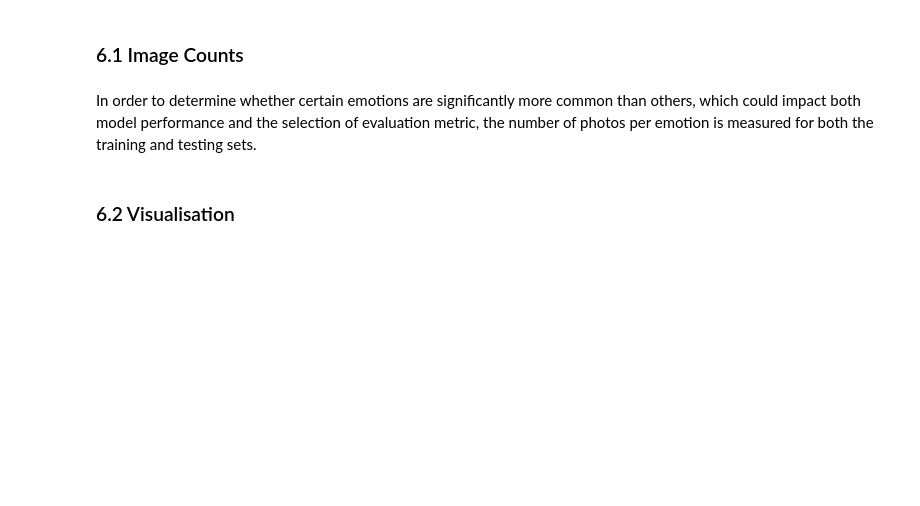
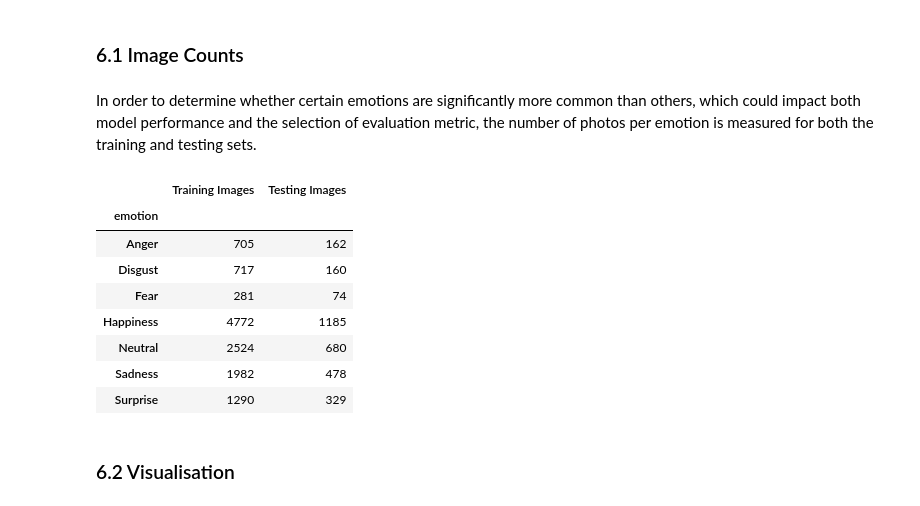
Before and after one commit to SubathraSIM/CM3020_Solace_Wellbeing_Monitoring_FYP, a Jupyter notebook: Notebooks/dataset_exploration/raf_db_exploration.ipynb, the cells around one changed output. Saved outputs shown, nothing was run; the diff lists cells and outputs as text; code cells hidden in the pictures; blank space fills up the shorter version.

```diff
--- a/Notebooks/dataset_exploration/raf_db_exploration.ipynb
+++ b/Notebooks/dataset_exploration/raf_db_exploration.ipynb
@@ -146,12 +146,18 @@ class_distribution = pd.DataFrame({
     "Training Images": train_counts,
     "Testing Images": test_counts
 }).fillna(0).astype(int)
-# %%
-# Combine the counts into one table
-class_distribution = pd.DataFrame({
-    "Training Images": train_counts,
-    "Testing Images": test_counts
-}).fillna(0).astype(int)
+# %%
+class_distribution
+# %% [output]
+|  | Training Images | Testing Images |
+| emotion |  |  |
+| Anger | 705 | 162 |
+| Disgust | 717 | 160 |
+| Fear | 281 | 74 |
+| Happiness | 4772 | 1185 |
+| Neutral | 2524 | 680 |
+| Sadness | 1982 | 478 |
+| Surprise | 1290 | 329 |
 # %% [markdown]
 ### 6.2  Visualisation
 # %% [markdown]
```
Also changed, not shown: parts of 10 cells of this notebook, 42 other files.
